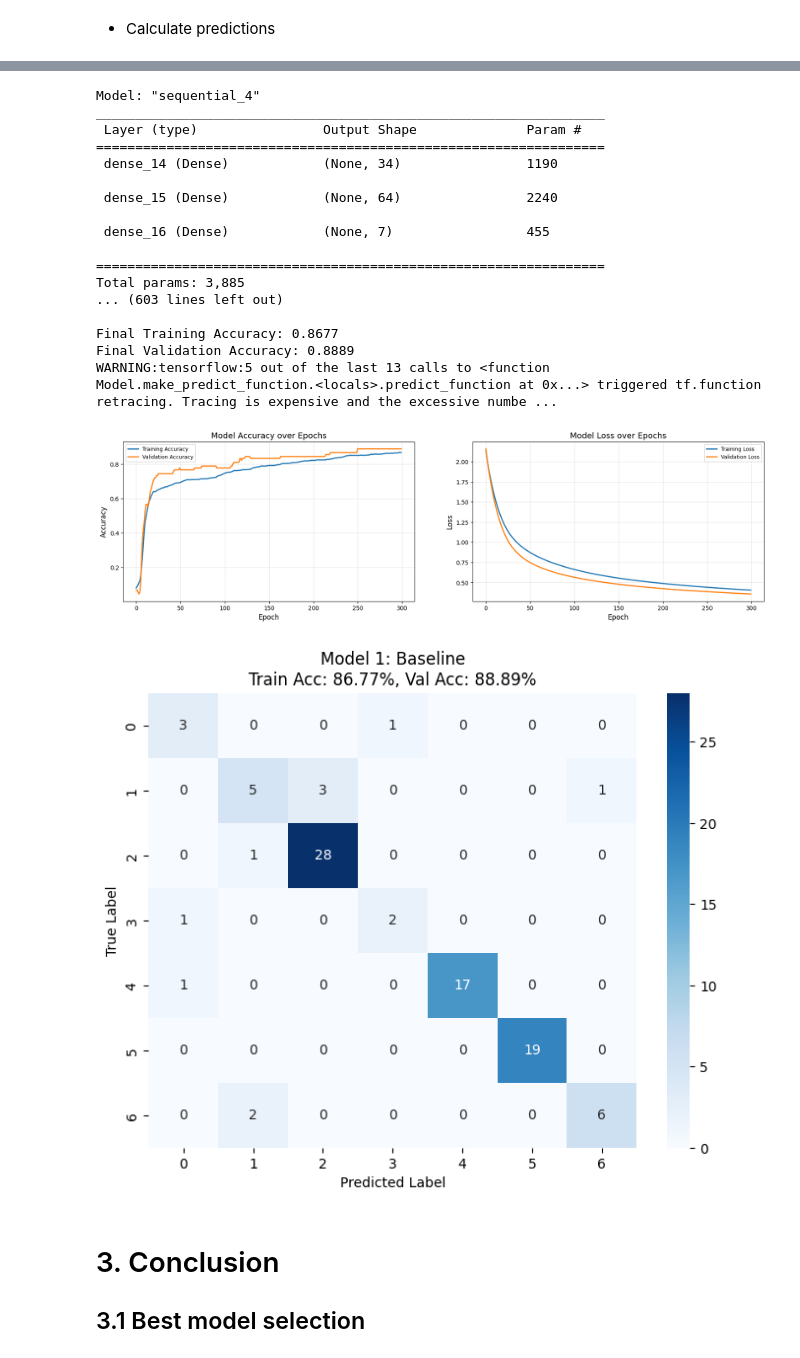
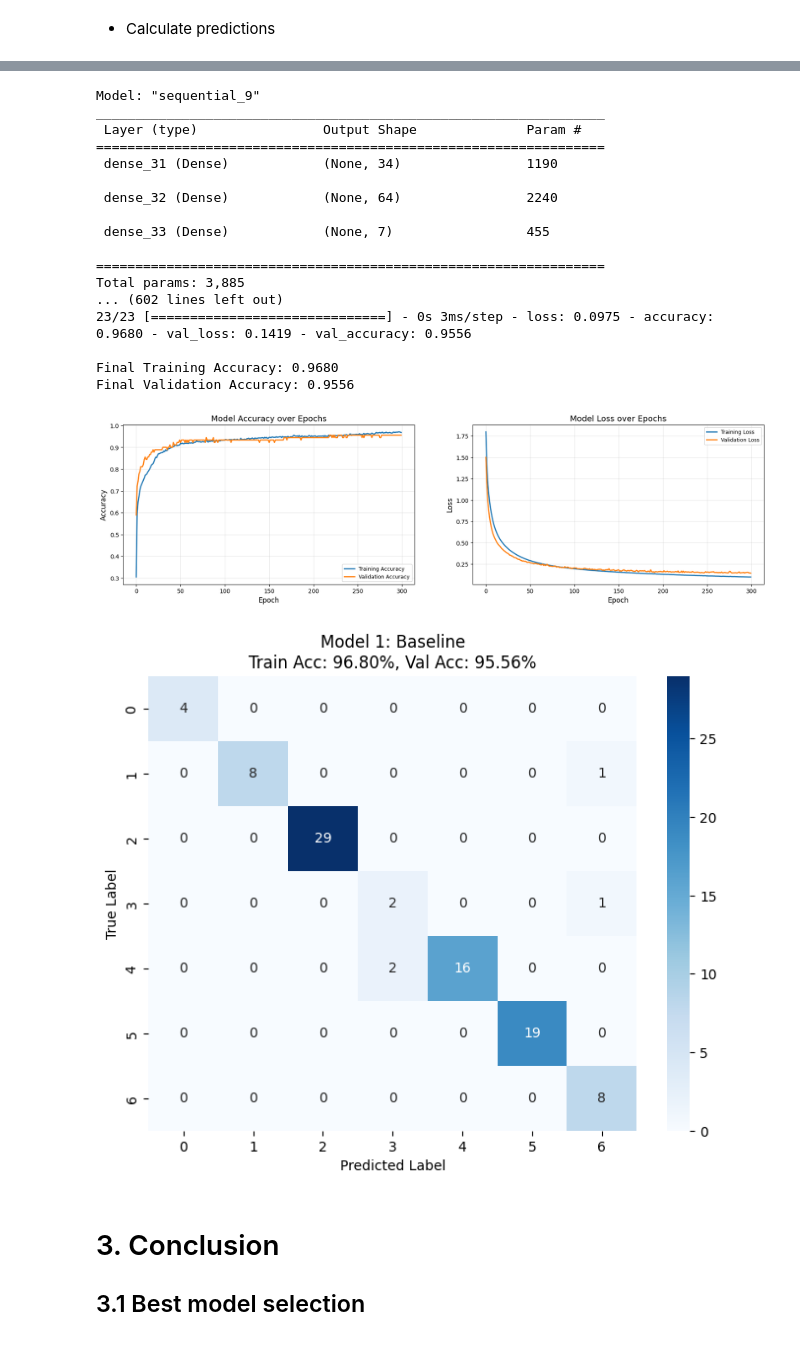
Before and after one commit to DanielMelo46/Neural_Networks_Assignment_1, a Jupyter notebook: assignment_2.ipynb, the cells around one changed output, grey strips where cells are left out. Cells and saved outputs as stored; diff of their text form; code cells hidden in the pictures.

Commit message:
doing some hyper-parameter tunning to improve model 5 accuracy

```diff
--- a/assignment_2.ipynb
+++ b/assignment_2.ipynb
@@ -456,31 +457,31 @@ Final Validation Accuracy: 0.9556
 # %%
 model5 = Sequential([
     Dense(34, activation='relu', input_shape=(34,)),
     Dense(64, activation='relu'),
     Dense(7, activation='softmax')
 ])
-optimizer5 = SGD(learning_rate=0.001)
+optimizer5 = SGD(learning_rate=0.01)
 model_analysis(model5, X_train, y_train, X_val, y_val, epochs_x=300, optimizer_x=optimizer5)
 # %% [output]
-Model: "sequential_4"
+Model: "sequential_9"
 _________________________________________________________________
  Layer (type)                Output Shape              Param #
 =================================================================
- dense_14 (Dense)            (None, 34)                1190
+ dense_31 (Dense)            (None, 34)                1190
 
- dense_15 (Dense)            (None, 64)                2240
+ dense_32 (Dense)            (None, 64)                2240
 
- dense_16 (Dense)            (None, 7)                 455
+ dense_33 (Dense)            (None, 7)                 455
 
 =================================================================
 Total params: 3,885
-... (603 lines left out)
+... (602 lines left out)
+23/23 [==============================] - 0s 3ms/step - loss: 0.0975 - accuracy: 0.9680 - val_loss: 0.1419 - val_accuracy: 0.9556
 
-Final Training Accuracy: 0.8677
-Final Validation Accuracy: 0.8889
-WARNING:tensorflow:5 out of the last 13 calls to <function Model.make_predict_function.<locals>.predict_function at 0x...> triggered tf.function retracing. Tracing is expensive and the excessive numbe ...
+Final Training Accuracy: 0.9680
+Final Validation Accuracy: 0.9556
-[figure, old version]
+[figure, new version]
-[figure, old version]
+[figure, new version]
 # %% [markdown]
 # 3. Conclusion
 ## 3.1 Best model selection
```
Also changed, not shown: parts of 7 cells of this notebook.
